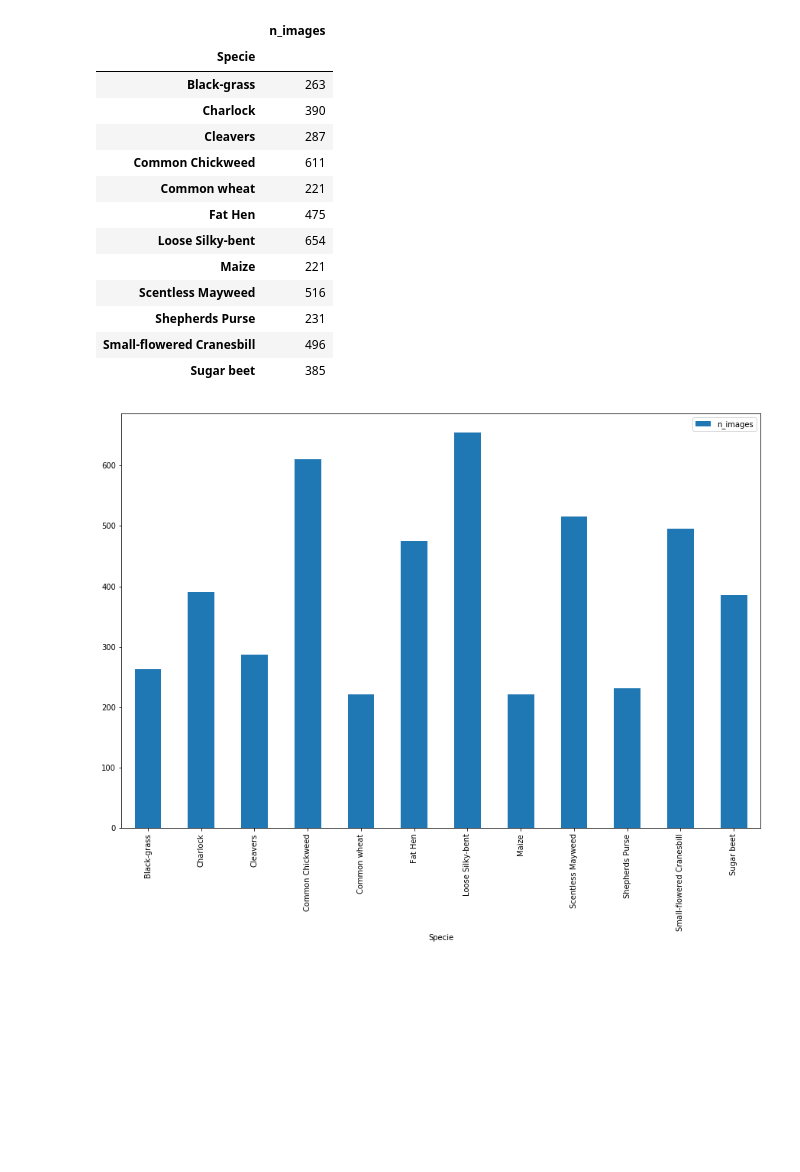
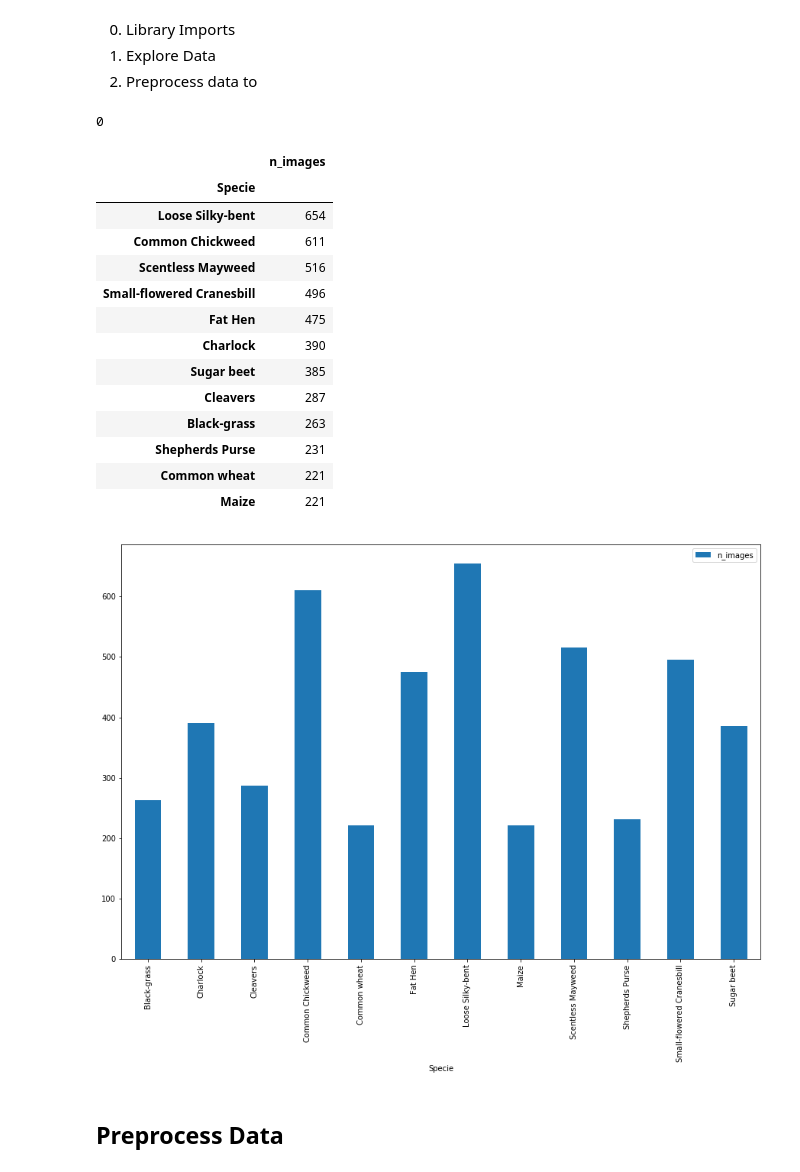
Before and after one commit to dursunkoc/capstone, a Jupyter notebook: notebook/notebook.ipynb, the cells around one changed output. Drawn from its saved outputs; the diff is of its cells as text; code cells hidden in the pictures; blank space fills up the shorter version.

```diff
--- a/notebook/notebook.ipynb
+++ b/notebook/notebook.ipynb
@@ -12,0 +7,4 @@ import os
+# %% [markdown]
+0. Library Imports
+1. Explore Data
+2. Preprocess data to
@@ -17,22 +33,28 @@ all_images_class = [os.listdir("../input/train/"+c) for c in classes]
+# %%
+classes_to_int[int_to_classes[0]]
+# %% [output]
+0
 # %%
 df = pd.DataFrame({"n_images": [len(x) for x in all_images_class]}, index=classes)
 df.index.name = "Specie"
 # %%
 df.plot(kind="bar", figsize=(15,10))
-df
+df.sort_values("n_images", ascending=False)
 # %% [output]
 |  | n_images |
 | Specie |  |
+| Loose Silky-bent | 654 |
+| Common Chickweed | 611 |
+| Scentless Mayweed | 516 |
+| Small-flowered Cranesbill | 496 |
+| Fat Hen | 475 |
+| Charlock | 390 |
+| Sugar beet | 385 |
+| Cleavers | 287 |
 | Black-grass | 263 |
-| Charlock | 390 |
-| Cleavers | 287 |
-| Common Chickweed | 611 |
+| Shepherds Purse | 231 |
 | Common wheat | 221 |
-| Fat Hen | 475 |
-| Loose Silky-bent | 654 |
 | Maize | 221 |
-| Scentless Mayweed | 516 |
-| Shepherds Purse | 231 |
-| Small-flowered Cranesbill | 496 |
-| Sugar beet | 385 |
 [figure]
+# %% [markdown]
+## Preprocess Data
```
Also changed, not shown: parts of 20 cells of this notebook, 1 other file.
